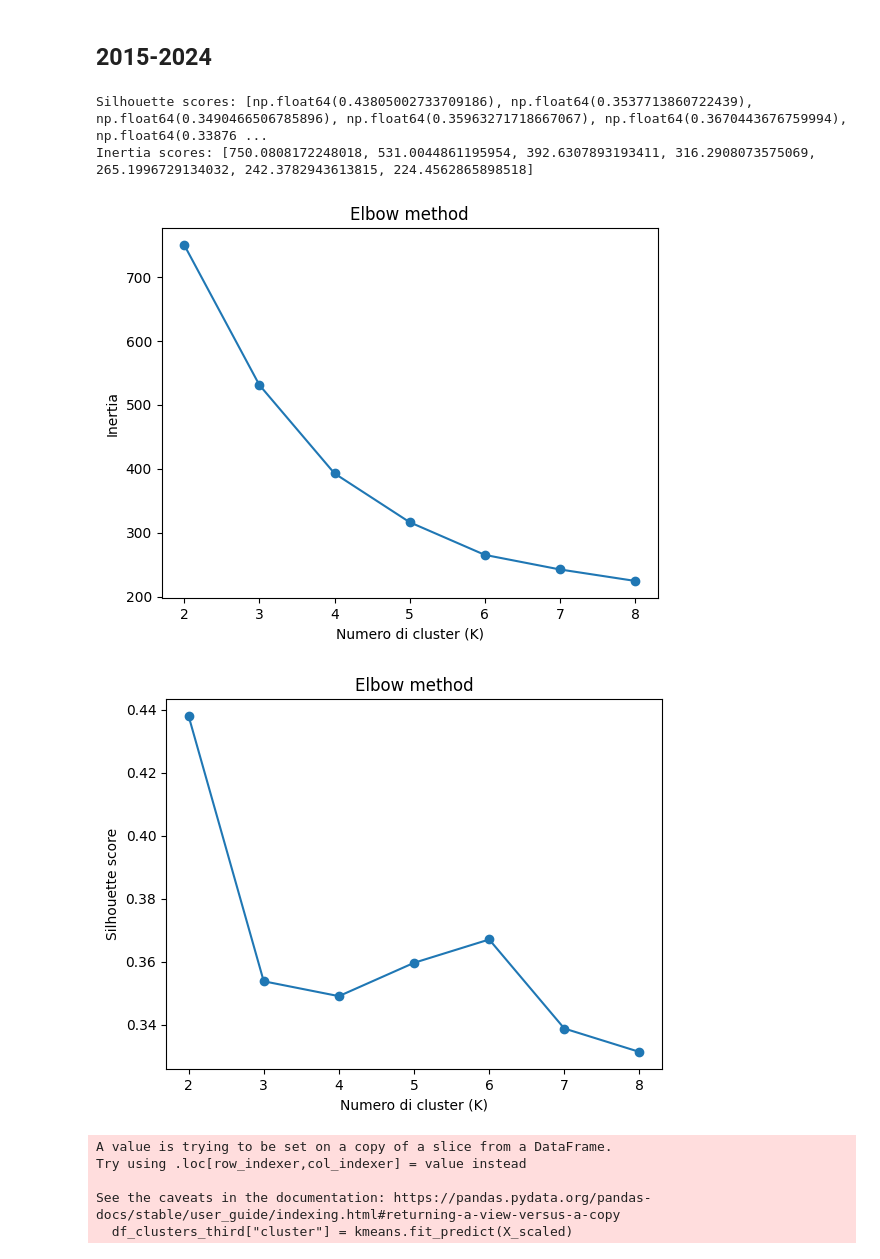
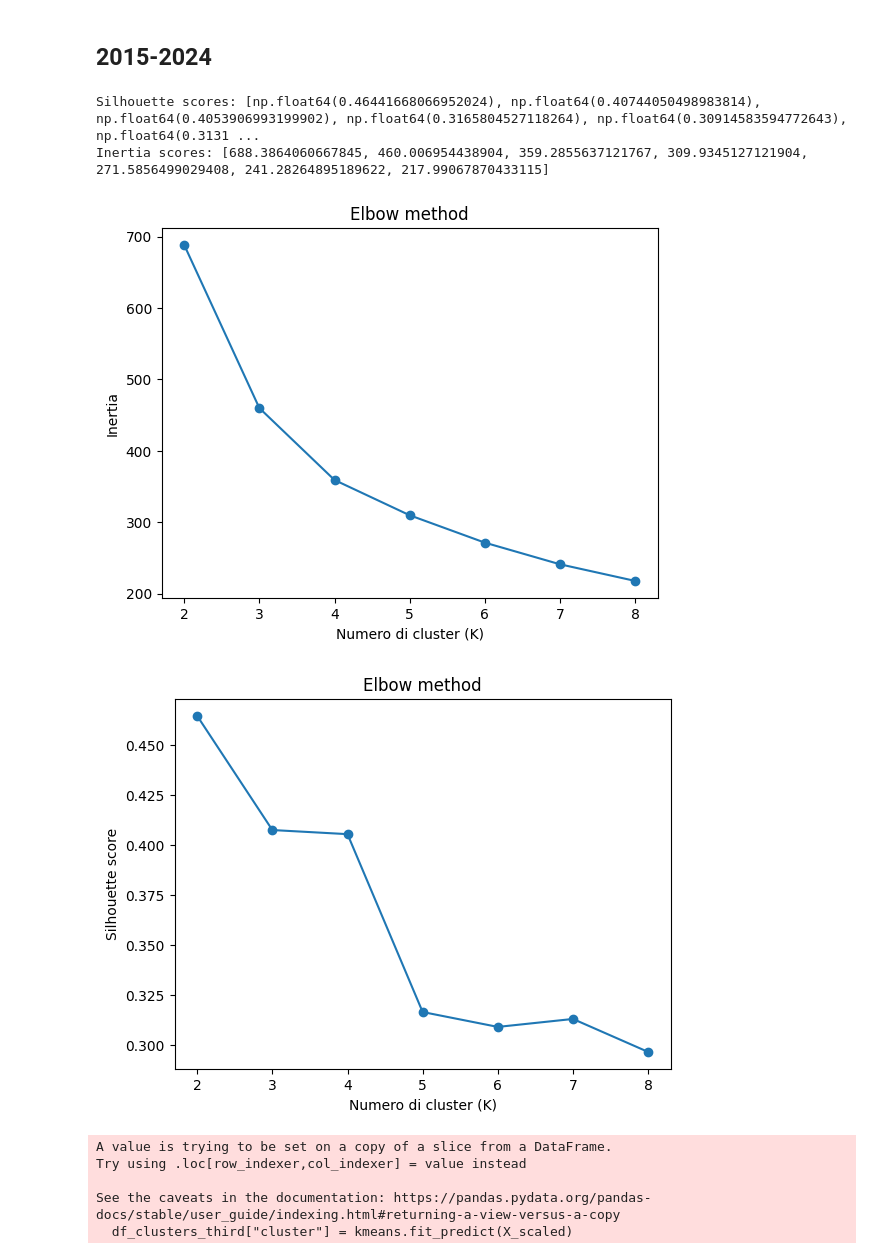
Before and after one commit to gabri17/Data-Mining-Project, a Jupyter notebook: cluster.ipynb, the cells around one changed output. Drawn from its saved outputs; the diff is of its cells as text; code cells hidden in the pictures.

```diff
--- a/cluster.ipynb
+++ b/cluster.ipynb
@@ -413,6 +416,6 @@ plot_silhouette(sil_scores, K_range)
 # %%
 # Top cluster
-k = 4
+k = 5
 kmeans = KMeans(n_clusters=k, random_state=42, n_init=20)
 
 df_clusters["cluster"] = kmeans.fit_predict(X_scaled)
@@ -943,34 +945,0 @@ plot_world(df_clusters_first, "K-Means")
-# %%
-# Scaling
-features = ['mean_temp', 'std_temp', 'rain_total', 'days_rain', 'snow_total', 'days_snow', 'mean_daylight', 'mean_sunshine']
-X = df_clusters_first[features].copy()
-
-#Log transform per asimmetria - consigliato ma da capire
-#X["rain_total"] = np.log1p(X["rain_total"])
-#X["snow_total"] = np.log1p(X["snow_total"])
-
-#X.head(5)
-
-scaler = StandardScaler()
-X_scaled = scaler.fit_transform(X)
-
-from sklearn.cluster import KMeans
-from sklearn.metrics import silhouette_score
-
-sil_scores = []
-inertia = []
-
-K_range = range(2, 9)
-
-for k in range(2, 9):
-    km = KMeans(n_clusters=k, random_state=42, n_init=20)
-    labels = km.fit_predict(X_scaled)
-    sil_scores.append(silhouette_score(X_scaled, labels))
-    inertia.append(km.inertia_)
-
-print(f"Silhouette scores: {sil_scores}")
-print(f"Inertia scores: {inertia}")
-
-
-plot_inertia(inertia, K_range)
-plot_silhouette(sil_scores, K_range)
@@ -1035,8 +951,8 @@ features = ['mean_temp', 'std_temp', 'rain_total', 'days_rain', 'snow_total', 'd
 X = df_clusters_second[features].copy()
 
 #Log transform per asimmetria - consigliato ma da capire
-#X["rain_total"] = np.log1p(X["rain_total"])
-#X["snow_total"] = np.log1p(X["snow_total"])
+X["rain_total"] = np.log1p(X["rain_total"])
+X["snow_total"] = np.log1p(X["snow_total"])
 
 #X.head(5)
 
@@ -1204,39 +1123,39 @@ features = ['mean_temp', 'std_temp', 'rain_total', 'days_rain', 'snow_total', 'd
 X = df_clusters_third[features].copy()
 
 #Log transform per asimmetria - consigliato ma da capire
-#X["rain_total"] = np.log1p(X["rain_total"])
-#X["snow_total"] = np.log1p(X["snow_total"])
+X["rain_total"] = np.log1p(X["rain_total"])
+X["snow_total"] = np.log1p(X["snow_total"])
 
 #X.head(5)
 
 scaler = StandardScaler()
 X_scaled = scaler.fit_transform(X)
 
 from sklearn.cluster import KMeans
 from sklearn.metrics import silhouette_score
 
 sil_scores = []
 inertia = []
 
 K_range = range(2, 9)
 
 for k in range(2, 9):
     km = KMeans(n_clusters=k, random_state=42, n_init=20)
     labels = km.fit_predict(X_scaled)
     sil_scores.append(silhouette_score(X_scaled, labels))
     inertia.append(km.inertia_)
 
 print(f"Silhouette scores: {sil_scores}")
 print(f"Inertia scores: {inertia}")
 
 
 plot_inertia(inertia, K_range)
 plot_silhouette(sil_scores, K_range)
 # %% [output]
-Silhouette scores: [np.float64(0.43805002733709186), np.float64(0.3537713860722439), np.float64(0.3490466506785896), np.float64(0.35963271718667067), np.float64(0.3670443676759994), np.float64(0.33876 ...
-Inertia scores: [750.0808172248018, 531.0044861195954, 392.6307893193411, 316.2908073575069, 265.1996729134032, 242.3782943613815, 224.4562865898518]
+Silhouette scores: [np.float64(0.46441668066952024), np.float64(0.40744050498983814), np.float64(0.4053906993199902), np.float64(0.3165804527118264), np.float64(0.30914583594772643), np.float64(0.3131 ...
+Inertia scores: [688.3864060667845, 460.006954438904, 359.2855637121767, 309.9345127121904, 271.5856499029408, 241.28264895189622, 217.99067870433115]
-[figure, old version]
+[figure, new version]
-[figure, old version]
+[figure, new version]
 # %%
 # Top cluster
 k = 5
```
Also changed, not shown: parts of 41 cells of this notebook.
